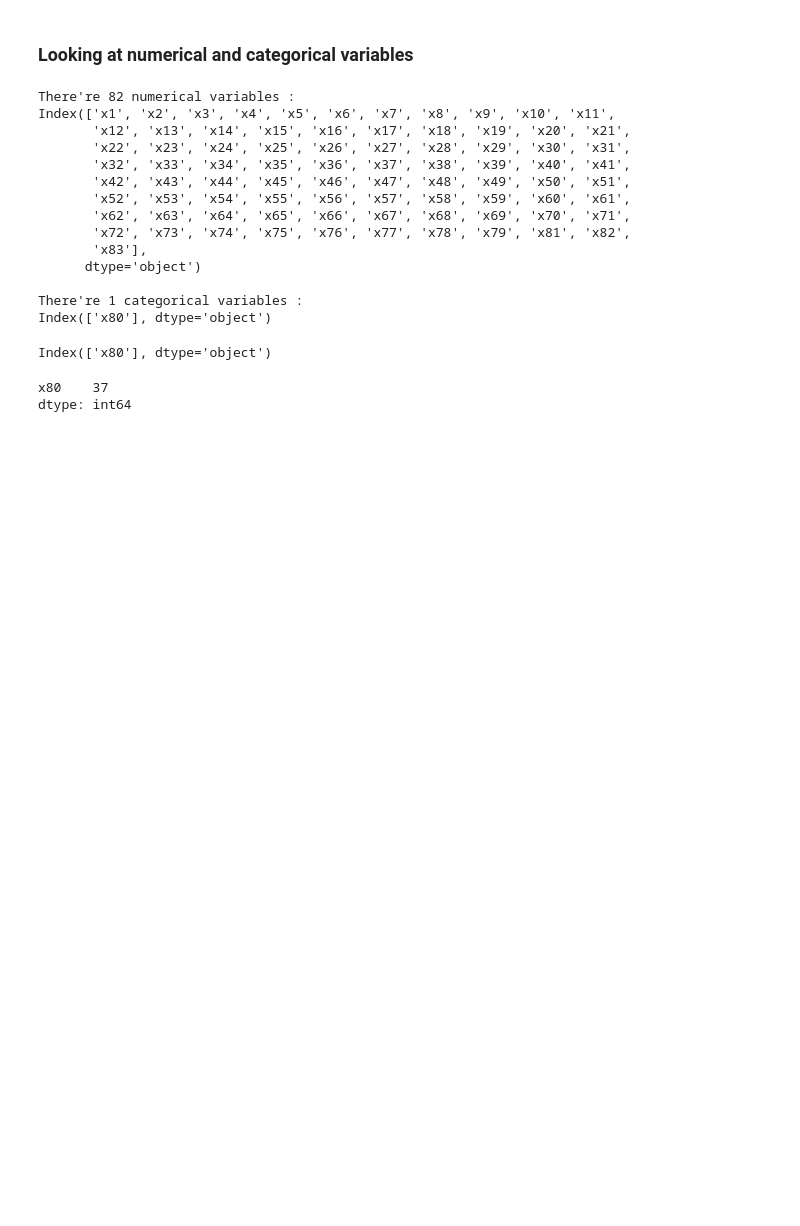
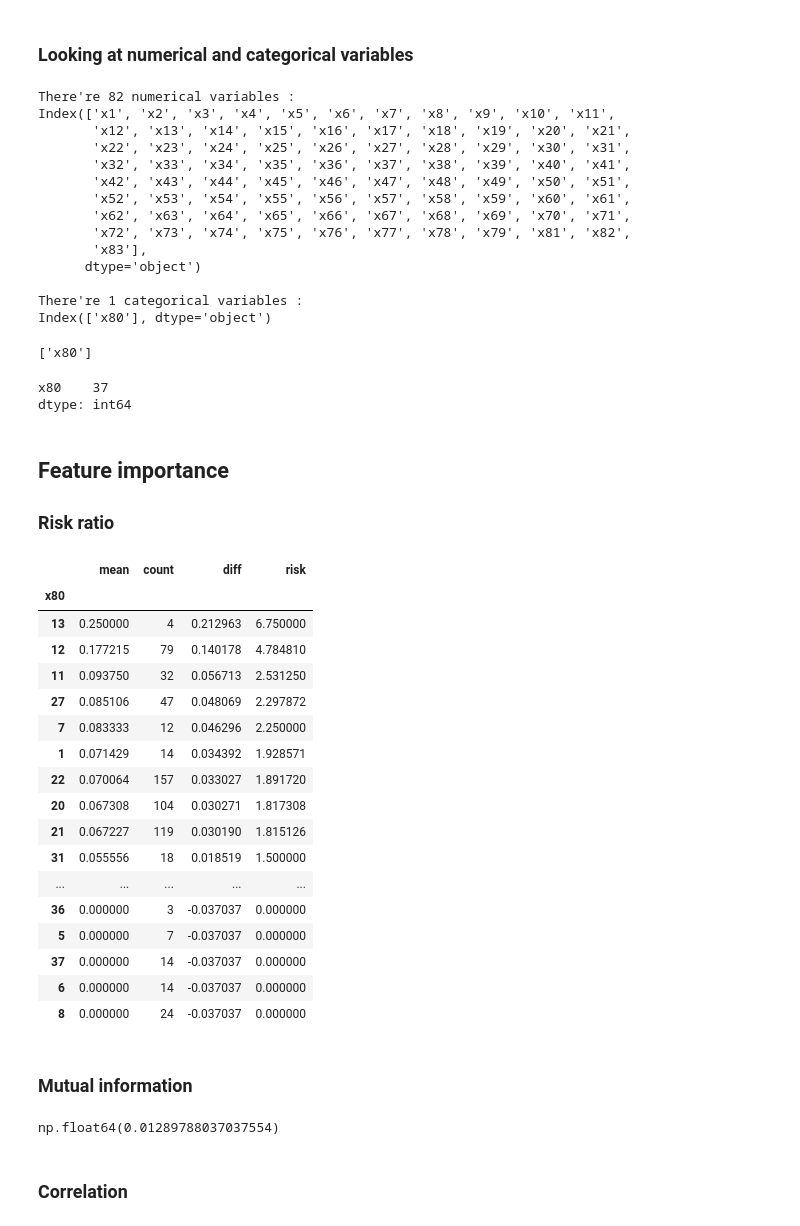
Before and after one commit to YannPhamVan/financial-distress-prediction, a Jupyter notebook: notebook.ipynb, the cells around one changed output. Cells and saved outputs as stored; diff of their text form; code cells hidden in the pictures; blank space fills up the shorter version.

Commit message:
Day #2 - Feature Importance - One-hot Encoding - Logistic Regression

```diff
--- a/notebook.ipynb
+++ b/notebook.ipynb
@@ -121,5 +125,5 @@ financial_distress
 Name: proportion, dtype: float64
 # %%
-global_bankruptcy_rate = df_full_train.financial_distress.mean()
+global_bankruptcy_rate = df.financial_distress.mean()
 round(global_bankruptcy_rate*100, 2)
 # %% [output]
@@ -151,9 +153,9 @@ Index(['x1', 'x2', 'x3', 'x4', 'x5', 'x6', 'x7', 'x8', 'x9', 'x10', 'x11',
 There're 1 categorical variables :
 Index(['x80'], dtype='object')
 # %%
-numerical = numerical_vars.columns
-categorical = categorical_vars.columns
+numerical = numerical_vars.columns.to_list()
+categorical = categorical_vars.columns.to_list()
 categorical
 # %% [output]
-Index(['x80'], dtype='object')
+['x80']
 # %%
@@ -161,3 +163,38 @@ df_full_train[categorical].nunique()
 # %% [output]
 x80    37
 dtype: int64
+# %% [markdown]
+## Feature importance
+### Risk ratio
+# %%
+df_group = df.groupby("x80").financial_distress.agg(['mean', 'count'])
+df_group['diff'] = df_group['mean'] - global_bankruptcy_rate
+df_group['risk'] = df_group['mean'] / global_bankruptcy_rate
+display(df_group.sort_values("risk", ascending = False))
+# %% [output]
+|  | mean | count | diff | risk |
+| x80 |  |  |  |  |
+| 13 | 0.250000 | 4 | 0.212963 | 6.750000 |
+| 12 | 0.177215 | 79 | 0.140178 | 4.784810 |
+| 11 | 0.093750 | 32 | 0.056713 | 2.531250 |
+| 27 | 0.085106 | 47 | 0.048069 | 2.297872 |
+| 7 | 0.083333 | 12 | 0.046296 | 2.250000 |
+| 1 | 0.071429 | 14 | 0.034392 | 1.928571 |
+| 22 | 0.070064 | 157 | 0.033027 | 1.891720 |
+| 20 | 0.067308 | 104 | 0.030271 | 1.817308 |
+| 21 | 0.067227 | 119 | 0.030190 | 1.815126 |
+| 31 | 0.055556 | 18 | 0.018519 | 1.500000 |
+| ... | ... | ... | ... | ... |
+| 36 | 0.000000 | 3 | -0.037037 | 0.000000 |
+| 5 | 0.000000 | 7 | -0.037037 | 0.000000 |
+| 37 | 0.000000 | 14 | -0.037037 | 0.000000 |
+| 6 | 0.000000 | 14 | -0.037037 | 0.000000 |
+| 8 | 0.000000 | 24 | -0.037037 | 0.000000 |
+# %% [markdown]
+### Mutual information
+# %%
+mutual_info_score(df.x80, df.financial_distress)
+# %% [output]
+np.float64(0.01289788037037554)
+# %% [markdown]
+### Correlation
```
Also changed, not shown: parts of 44 cells of this notebook.
